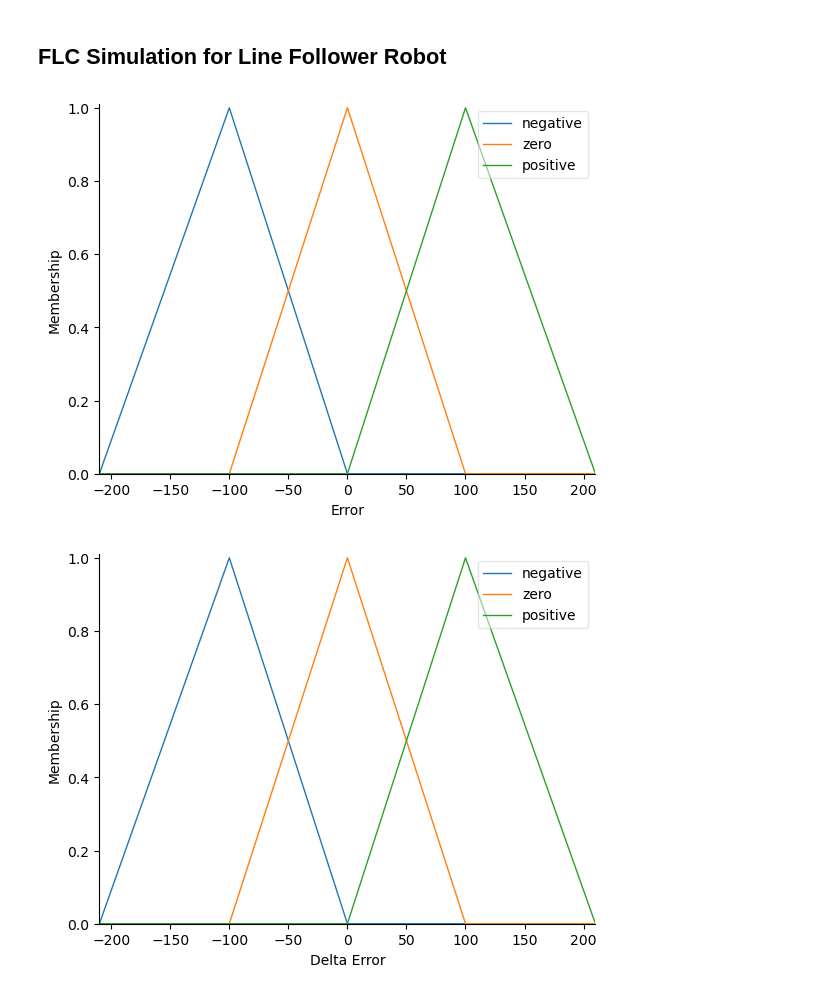
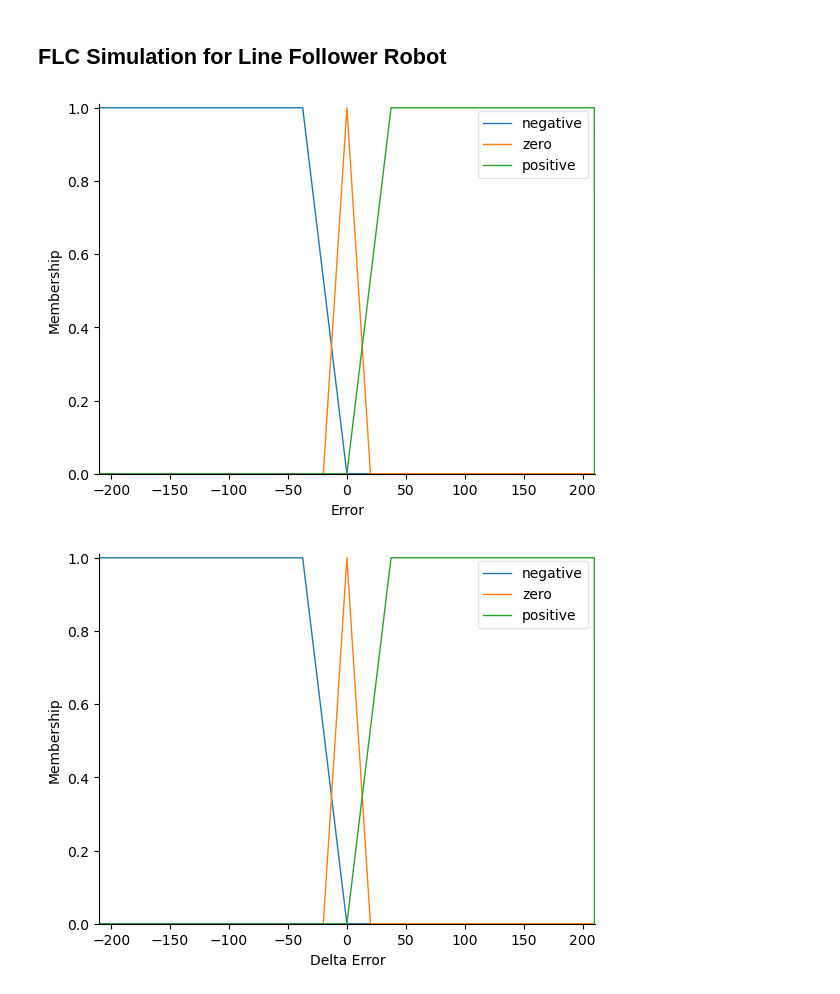
Before and after one commit to frostdev03/LineFollowerCV, a Jupyter notebook: fuzzy_simulation.ipynb, the cells around one changed output. Drawn from its saved outputs; the diff is of its cells as text; code cells hidden in the pictures.

```diff
--- a/fuzzy_simulation.ipynb
+++ b/fuzzy_simulation.ipynb
@@ -3,40 +3,39 @@
 # %%
 import numpy as np
 import skfuzzy as fuzz
 import skfuzzy.control as ctl
 
-# Input
-error = ctl.Antecedent(np.arange(-210, 211, 1), 'Error')
-delta_error = ctl.Antecedent(np.arange(-210, 211, 1), 'Delta Error')
+error = ctl.Antecedent(np.arange(-210, 211, 0.1), 'Error')
+delta_error = ctl.Antecedent(np.arange(-210, 211, 0.1), 'Delta Error')
 
 # Output
 rms = ctl.Consequent(np.arange(0, 6.29, 0.1), 'RMS')
 lms = ctl.Consequent(np.arange(0, 6.29, 0.1), 'LMS')
 
 # Membership functions for error
-error['negative'] = fuzz.trimf(error.universe, [-210, -100, 0])
-error['zero'] = fuzz.trimf(error.universe, [-100, 0, 100])
-error['positive'] = fuzz.trimf(error.universe, [0, 100, 210])
+error['negative'] = fuzz.trapmf(error.universe, [-210, -210, -37.5, 0])
+error['zero'] = fuzz.trimf(error.universe, [-20, 0, 20])
+error['positive'] = fuzz.trapmf(error.universe, [0, 37.5, 210, 210])
 
 # Membership functions for delta_error
-delta_error['negative'] = fuzz.trimf(delta_error.universe, [-210, -100, 0])
-delta_error['zero'] = fuzz.trimf(delta_error.universe, [-100, 0, 100])
-delta_error['positive'] = fuzz.trimf(delta_error.universe, [0, 100, 210])
+delta_error['negative'] = fuzz.trapmf(delta_error.universe, [-210, -210, -37.5, 0])
+delta_error['zero'] = fuzz.trimf(delta_error.universe, [-20, 0, 20])
+delta_error['positive'] = fuzz.trapmf(delta_error.universe, [0, 37.5, 210, 210])
 
 # Membership functions for motor speed
-rms['slow'] = fuzz.trimf(rms.universe, [0, 0, 2.14])
-rms['medium'] = fuzz.trimf(rms.universe, [2.14, 3.14, 4.28])
-rms['fast'] = fuzz.trimf(rms.universe, [4.28, 6.28, 6.28])
+rms['slow'] = fuzz.trimf(rms.universe, [0, 0, 1.14])
+rms['medium'] = fuzz.trimf(rms.universe, [1.14, 3.14, 5.28])
+rms['fast'] = fuzz.trimf(rms.universe, [5.28, 6.28, 6.28])
 
-lms['slow'] = fuzz.trimf(lms.universe, [0, 0, 2.14])
-lms['medium'] = fuzz.trimf(lms.universe, [2.14, 3.14, 4.28])
-lms['fast'] = fuzz.trimf(lms.universe, [4.28, 6.28, 6.28])
+lms['slow'] = fuzz.trimf(lms.universe, [0, 0, 1.14])
+lms['medium'] = fuzz.trimf(lms.universe, [1.14, 3.14, 5.28])
+lms['fast'] = fuzz.trimf(lms.universe, [5.28, 6.28, 6.28])
 
 
 error.view()
 delta_error.view()
 rms.view()
 lms.view()
 # %% [output]
-[figure, old version]
+[figure, new version]
-[figure, old version]
+[figure, new version]
```
Also changed, not shown: parts of 2 cells of this notebook, 6 other files.
